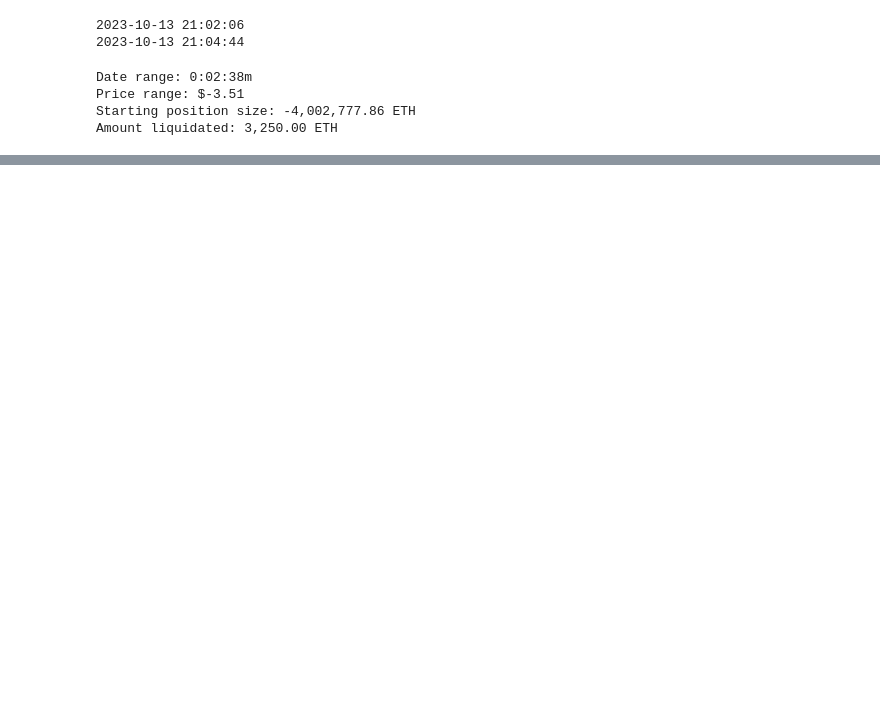
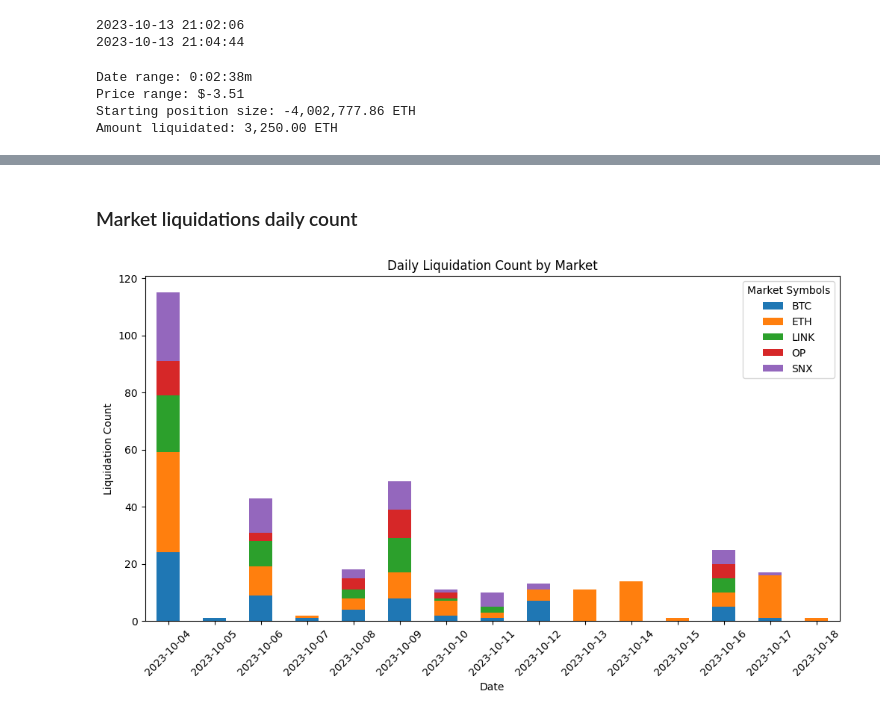
Before and after one commit to Evan-Kim2028/synthetix_v3_analytics, a Jupyter notebook: notebooks/liquidation_tracker.ipynb, the cells around one changed output, grey strips where cells are left out. Saved outputs shown, nothing was run; the diff lists cells and outputs as text; code cells hidden in the pictures; blank space fills up the shorter version.

Commit message:
feat: add daily iquidation count

```diff
--- a/notebooks/liquidation_tracker.ipynb
+++ b/notebooks/liquidation_tracker.ipynb
@@ -164,0 +166,31 @@ plt.show()
+# %% [markdown]
+### Market liquidations daily count
+# %%
+daily_liq_count = (
+    joined_subset_data.sort(by="datetime", descending=True)
+    .with_columns(pl.col("datetime").dt.round("1d"))
+    .group_by("datetime", "markets_marketSymbol")
+    .agg([pl.count()])
+    .filter(pl.col("datetime") > datetime(2023, 10, 3))
+)
+# %%
+# Pivot the DataFrame to create a stacked bar plot
+pivot_df = daily_liq_count.to_pandas().pivot(index='datetime', columns='markets_marketSymbol', values='count').fillna(0)
+
+# Plotting
+fig, ax = plt.subplots(figsize=(12, 6))
+pivot_df.plot(kind='bar', stacked=True, ax=ax)
+
+ax.set_xlabel("Date")
+ax.set_ylabel("Liquidation Count")
+ax.set_title("Daily Liquidation Count by Market")
+
+# Format the x-axis labels to display only the date
+date_format = mdates.DateFormatter("%Y-%m-%d-%h")
+ax.xaxis.set_major_formatter(date_format)
+
+plt.xticks(range(len(pivot_df.index)), [ts.strftime('%Y-%m-%d') for ts in pivot_df.index], rotation=45)
+plt.legend(title="Market Symbols")
+plt.show()
+# %% [output]
+[figure, added]
```
Also changed, not shown: parts of 5 cells of this notebook.
